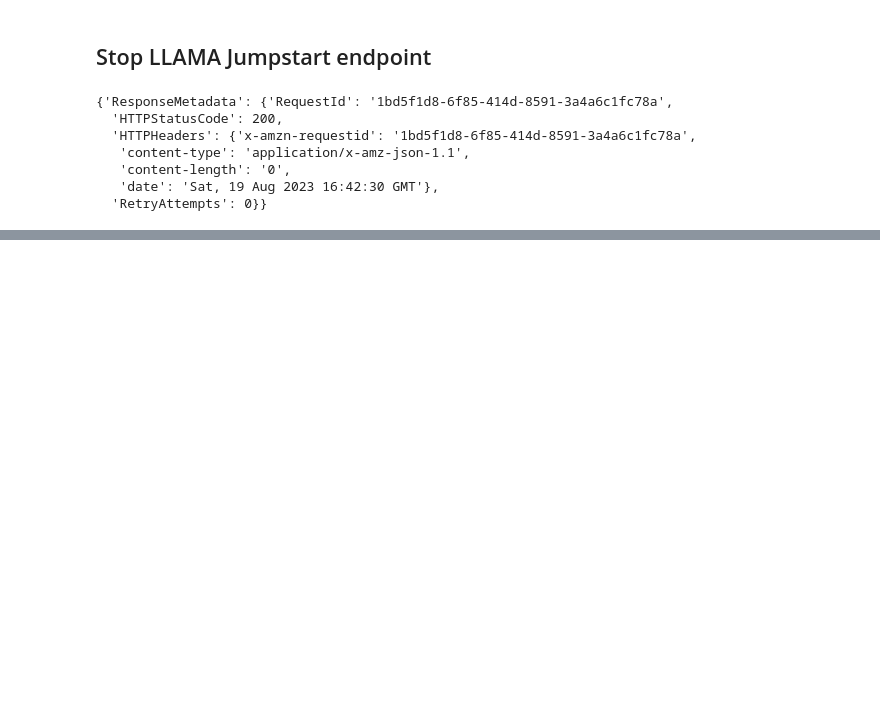
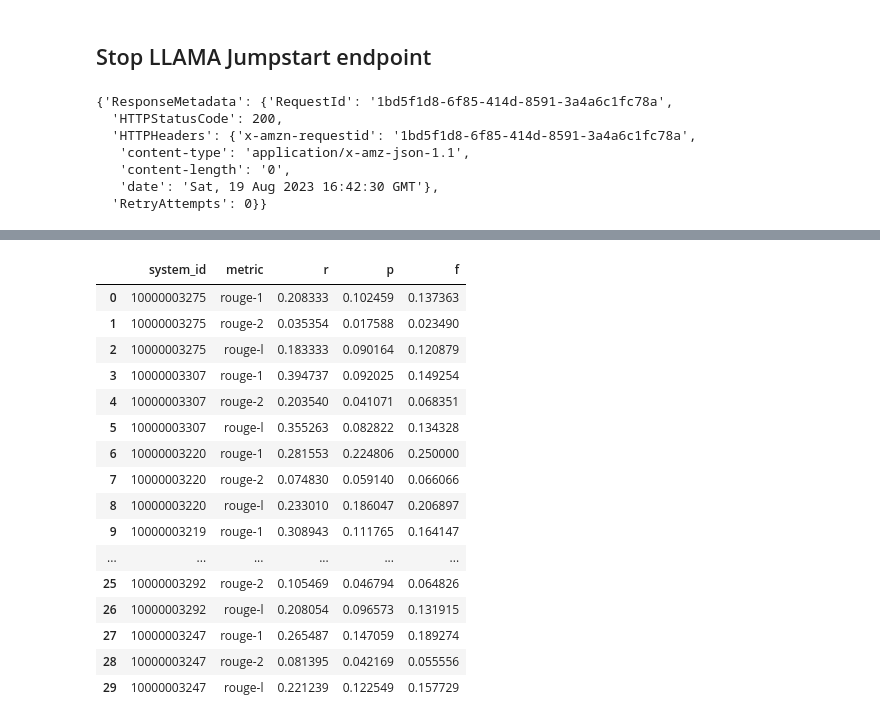
Before and after one commit to harpomaxx/JurisGPT, a Jupyter notebook: code/python/notebooks/simple_rule_summary.ipynb, the cells around one changed output, grey strips where cells are left out. Drawn from its saved outputs; the diff is of its cells as text; code cells hidden in the pictures; blank space fills up the shorter version.

Commit message:
add rourge metric

```diff
--- a/code/python/notebooks/simple_rule_summary.ipynb
+++ b/code/python/notebooks/simple_rule_summary.ipynb
@@ -343,0 +515,14 @@ sagemaker_client.delete_endpoint(EndpointName=endpoint_name)
+# %%
+
+# Paths and patterns
+system_dir = '/root/JurisGPT/rawdata/laboral/sumarios/'
+model_dir = '/root/JurisGPT/data/laboral/qa/'
+system_filename_pattern = r'(\d+)\.txt'
+model_filename_pattern = r'(\d+)_summary\.txt'
+
+
+# Calculate ROUGE
+all_scores = calculate_rouge(system_dir, model_dir, system_filename_pattern, model_filename_pattern)
+# %%
+rouge_table = print_rouge_table(all_scores)
+rouge_table.query("metric == 'rouge-1'")
@@ -343,0 +541,20 @@ sagemaker_client.delete_endpoint(EndpointName=endpoint_name)
+# %%
+rouge_table
+# %% [output]
+|  | system_id | metric | r | p | f |
+| 0 | 10000003275 | rouge-1 | 0.208333 | 0.102459 | 0.137363 |
+| 1 | 10000003275 | rouge-2 | 0.035354 | 0.017588 | 0.023490 |
+| 2 | 10000003275 | rouge-l | 0.183333 | 0.090164 | 0.120879 |
+| 3 | 10000003307 | rouge-1 | 0.394737 | 0.092025 | 0.149254 |
+| 4 | 10000003307 | rouge-2 | 0.203540 | 0.041071 | 0.068351 |
+| 5 | 10000003307 | rouge-l | 0.355263 | 0.082822 | 0.134328 |
+| 6 | 10000003220 | rouge-1 | 0.281553 | 0.224806 | 0.250000 |
+| 7 | 10000003220 | rouge-2 | 0.074830 | 0.059140 | 0.066066 |
+| 8 | 10000003220 | rouge-l | 0.233010 | 0.186047 | 0.206897 |
+| 9 | 10000003219 | rouge-1 | 0.308943 | 0.111765 | 0.164147 |
+| ... | ... | ... | ... | ... | ... |
+| 25 | 10000003292 | rouge-2 | 0.105469 | 0.046794 | 0.064826 |
+| 26 | 10000003292 | rouge-l | 0.208054 | 0.096573 | 0.131915 |
+| 27 | 10000003247 | rouge-1 | 0.265487 | 0.147059 | 0.189274 |
+| 28 | 10000003247 | rouge-2 | 0.081395 | 0.042169 | 0.055556 |
+| 29 | 10000003247 | rouge-l | 0.221239 | 0.122549 | 0.157729 |
```
Also changed, not shown: parts of 37 cells of this notebook, 1 other file.
